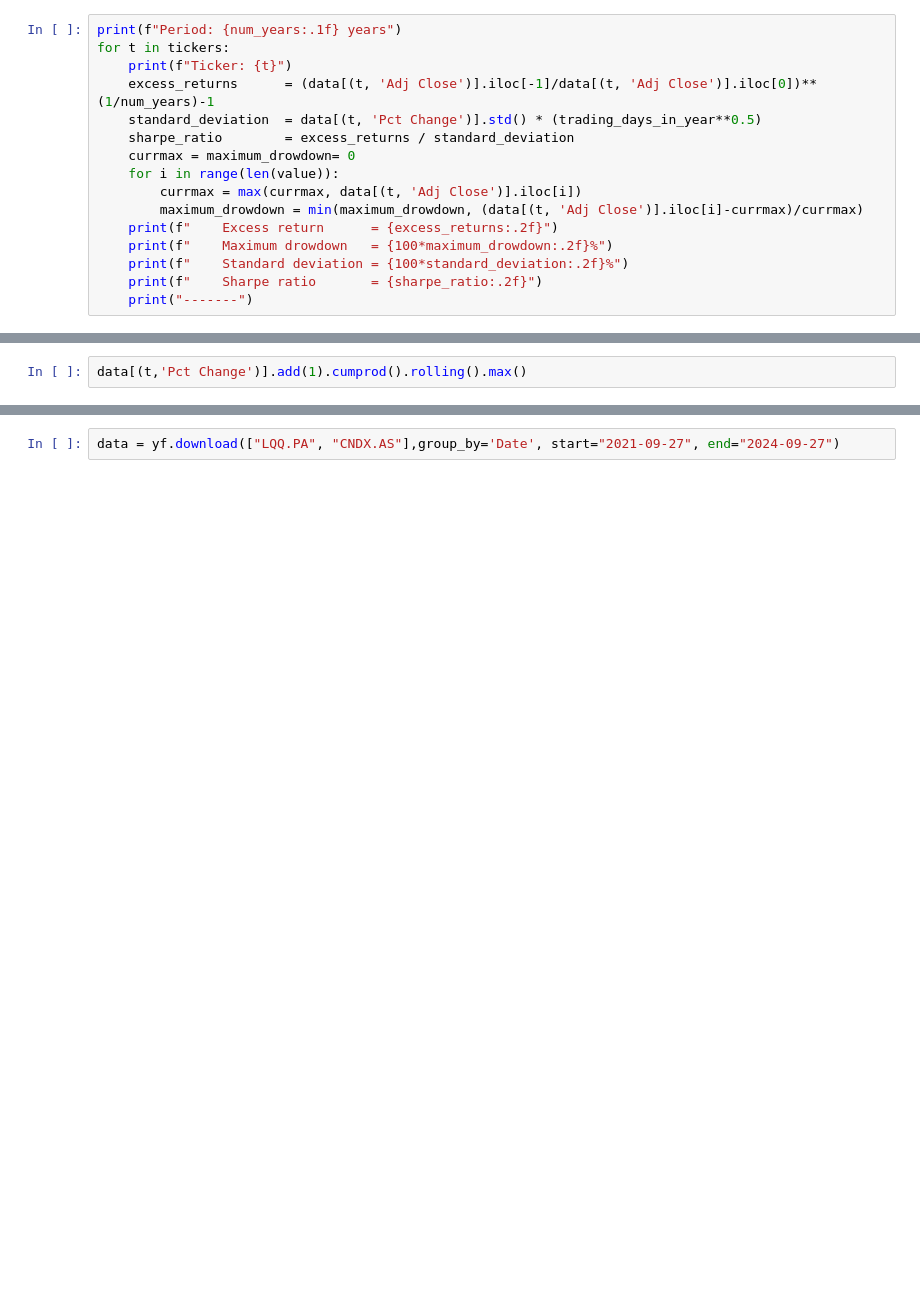
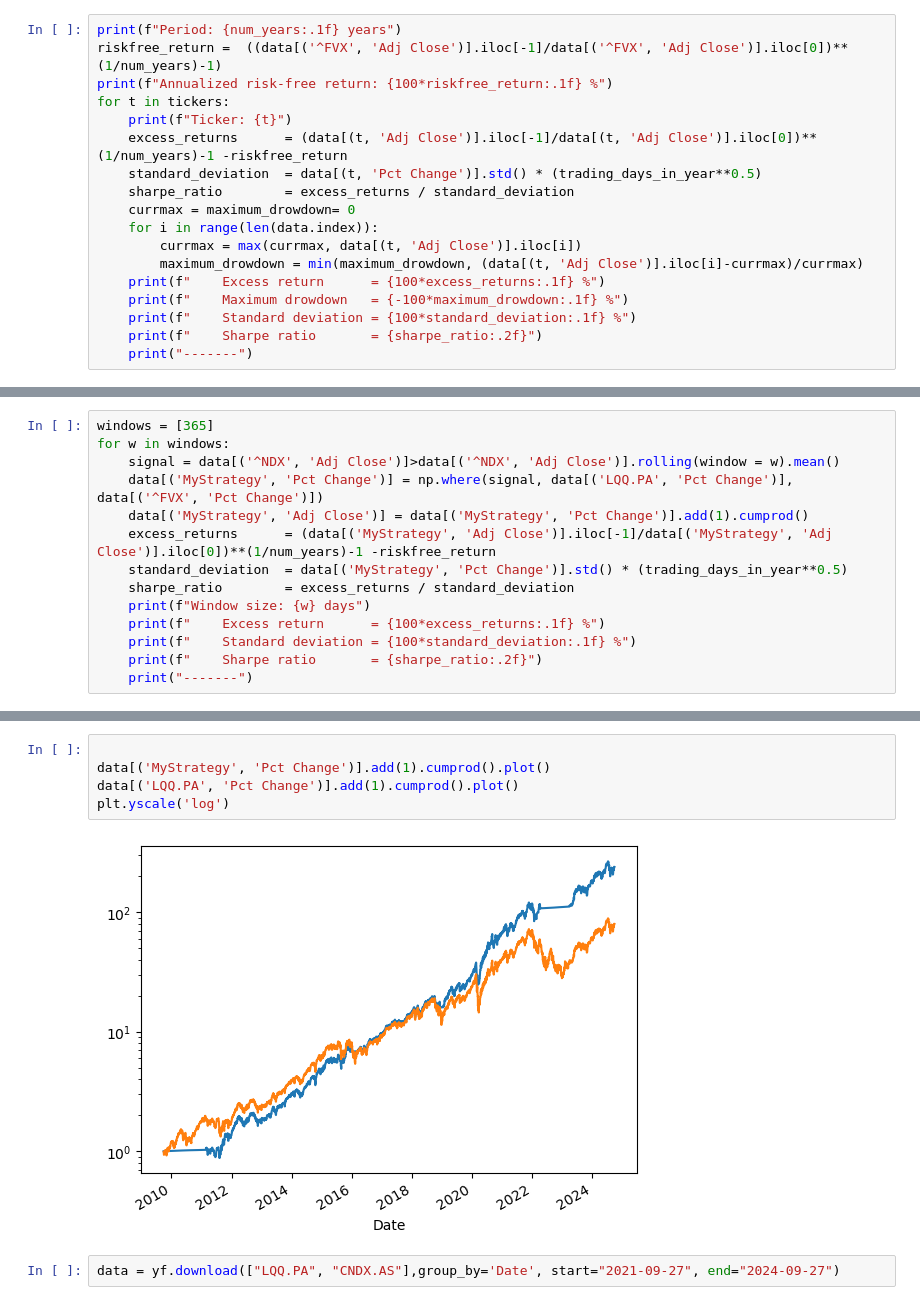
Before and after one commit to AlexLu94/MyFinancePortfolio, a Jupyter notebook: Leveraged_Portfolio_Analysis.ipynb, the cells around one changed output, grey strips where cells are left out. Saved outputs shown, nothing was run; the diff lists cells and outputs as text; blank space fills up the shorter version.

```diff
--- a/Leveraged_Portfolio_Analysis.ipynb
+++ b/Leveraged_Portfolio_Analysis.ipynb
@@ -34,17 +39,19 @@ plt.show()
 # %%
 print(f"Period: {num_years:.1f} years")
+riskfree_return =  ((data[('^FVX', 'Adj Close')].iloc[-1]/data[('^FVX', 'Adj Close')].iloc[0])**(1/num_years)-1)
+print(f"Annualized risk-free return: {100*riskfree_return:.1f} %")
 for t in tickers:
     print(f"Ticker: {t}")
-    excess_returns      = (data[(t, 'Adj Close')].iloc[-1]/data[(t, 'Adj Close')].iloc[0])**(1/num_years)-1
+    excess_returns      = (data[(t, 'Adj Close')].iloc[-1]/data[(t, 'Adj Close')].iloc[0])**(1/num_years)-1 -riskfree_return
     standard_deviation  = data[(t, 'Pct Change')].std() * (trading_days_in_year**0.5)
     sharpe_ratio        = excess_returns / standard_deviation
     currmax = maximum_drowdown= 0
-    for i in range(len(value)):
+    for i in range(len(data.index)):
         currmax = max(currmax, data[(t, 'Adj Close')].iloc[i])
         maximum_drowdown = min(maximum_drowdown, (data[(t, 'Adj Close')].iloc[i]-currmax)/currmax)
-    print(f"    Excess return      = {excess_returns:.2f}")
-    print(f"    Maximum drowdown   = {100*maximum_drowdown:.2f}%")
-    print(f"    Standard deviation = {100*standard_deviation:.2f}%")
+    print(f"    Excess return      = {100*excess_returns:.1f} %")
+    print(f"    Maximum drowdown   = {-100*maximum_drowdown:.1f} %")
+    print(f"    Standard deviation = {100*standard_deviation:.1f} %")
     print(f"    Sharpe ratio       = {sharpe_ratio:.2f}")
     print("-------")
 # %% [output]
@@ -70,2 +71,0 @@ Ticker: QQQ3.MI
-# %%
-data[(t,'Pct Change')].add(1).cumprod().rolling().max()
@@ -81,0 +72,14 @@ TypeError: NDFrame.rolling() missing 1 required positional argument: 'window'
+# %%
+windows = [365]
+for w in windows:
+    signal = data[('^NDX', 'Adj Close')]>data[('^NDX', 'Adj Close')].rolling(window = w).mean()
+    data[('MyStrategy', 'Pct Change')] = np.where(signal, data[('LQQ.PA', 'Pct Change')], data[('^FVX', 'Pct Change')])
+    data[('MyStrategy', 'Adj Close')] = data[('MyStrategy', 'Pct Change')].add(1).cumprod()
+    excess_returns      = (data[('MyStrategy', 'Adj Close')].iloc[-1]/data[('MyStrategy', 'Adj Close')].iloc[0])**(1/num_years)-1 -riskfree_return
+    standard_deviation  = data[('MyStrategy', 'Pct Change')].std() * (trading_days_in_year**0.5)
+    sharpe_ratio        = excess_returns / standard_deviation
+    print(f"Window size: {w} days")
+    print(f"    Excess return      = {100*excess_returns:.1f} %")
+    print(f"    Standard deviation = {100*standard_deviation:.1f} %")
+    print(f"    Sharpe ratio       = {sharpe_ratio:.2f}")
+    print("-------")
@@ -82,3 +92,10 @@ TypeError: NDFrame.rolling() missing 1 required positional argument: 'window'
+# %%
+
+data[('MyStrategy', 'Pct Change')].add(1).cumprod().plot()
+data[('LQQ.PA', 'Pct Change')].add(1).cumprod().plot()
+plt.yscale('log')
+# %% [output]
+[figure, added]
 # %%
 data = yf.download(["LQQ.PA", "CNDX.AS"],group_by='Date', start="2021-09-27", end="2024-09-27")
 # %% [output]
```
Also changed, not shown: parts of 7 cells of this notebook.
